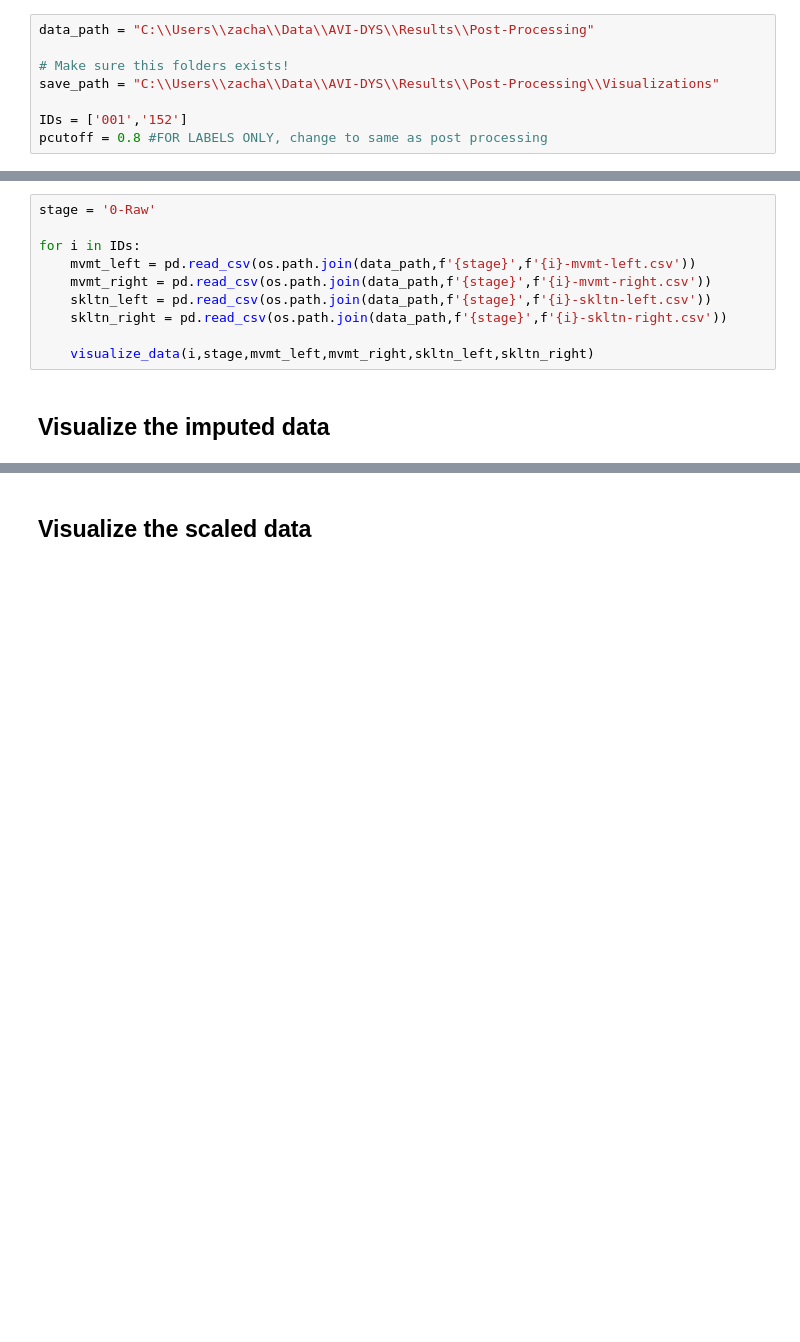
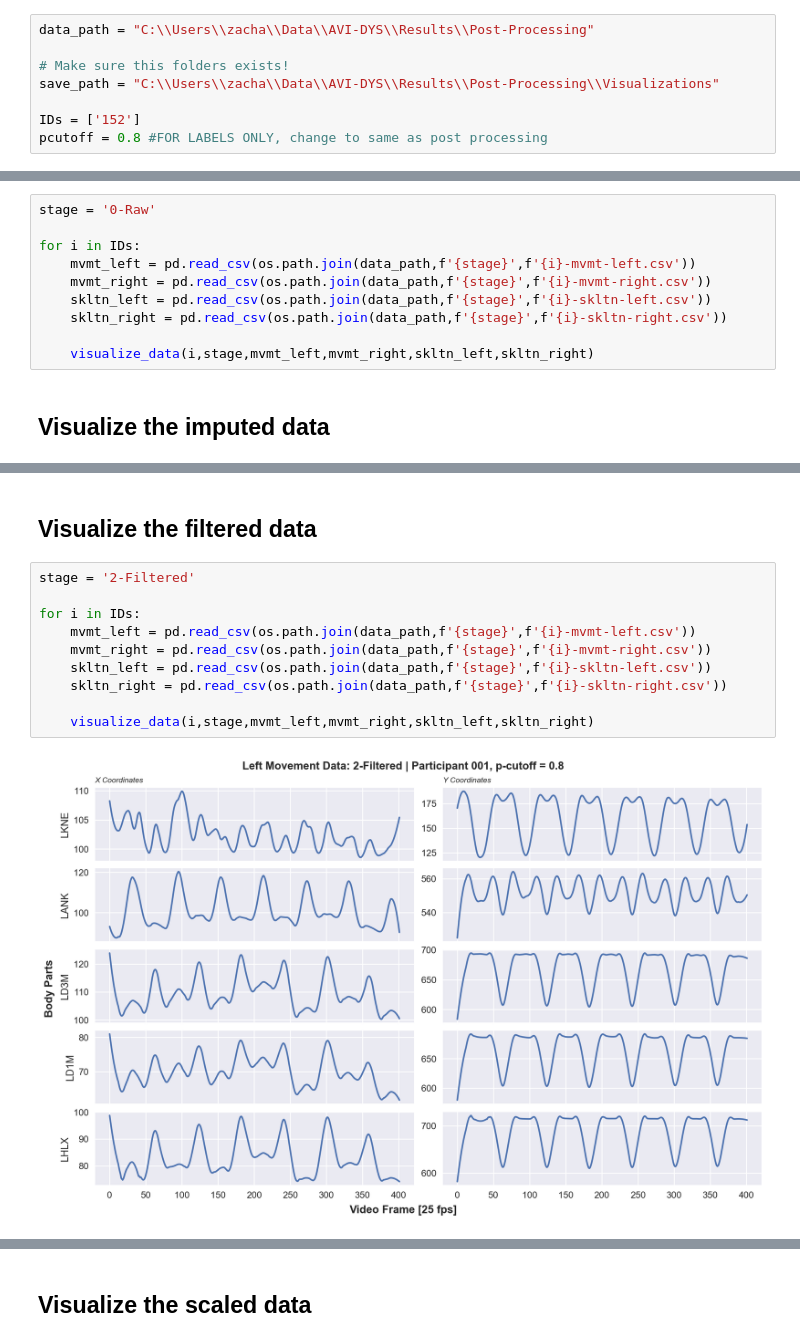
Before and after one commit to zachary-roth/AVI-DYS, a Jupyter notebook: post-processing-visualization.ipynb, the cells around one changed output, grey strips where cells are left out. Saved outputs shown, nothing was run; the diff lists cells and outputs as text; blank space fills up the shorter version.

Commit message:
Add filtering modules to post processing and visualization
Savitzky-Golay filter

```diff
--- a/post-processing-visualization.ipynb
+++ b/post-processing-visualization.ipynb
@@ -19,7 +19,7 @@ data_path = "C:\\Users\\zacha\\Data\\AVI-DYS\\Results\\Post-Processing"
 # Make sure this folders exists!
 save_path = "C:\\Users\\zacha\\Data\\AVI-DYS\\Results\\Post-Processing\\Visualizations"
 
-IDs = ['001','152']
+IDs = ['152']
 pcutoff = 0.8 #FOR LABELS ONLY, change to same as post processing
 # %%
 # Create lists of landmark and segments names
@@ -327,0 +333,14 @@ for i in IDs:
+# %% [markdown]
+## Visualize the filtered data
+# %%
+stage = '2-Filtered'
+
+for i in IDs:
+    mvmt_left = pd.read_csv(os.path.join(data_path,f'{stage}',f'{i}-mvmt-left.csv'))
+    mvmt_right = pd.read_csv(os.path.join(data_path,f'{stage}',f'{i}-mvmt-right.csv'))
+    skltn_left = pd.read_csv(os.path.join(data_path,f'{stage}',f'{i}-skltn-left.csv'))
+    skltn_right = pd.read_csv(os.path.join(data_path,f'{stage}',f'{i}-skltn-right.csv'))
+
+    visualize_data(i,stage,mvmt_left,mvmt_right,skltn_left,skltn_right)
+# %% [output]
+[figure, added]
```
Also changed, not shown: parts of 4 cells of this notebook, 1 other file.
